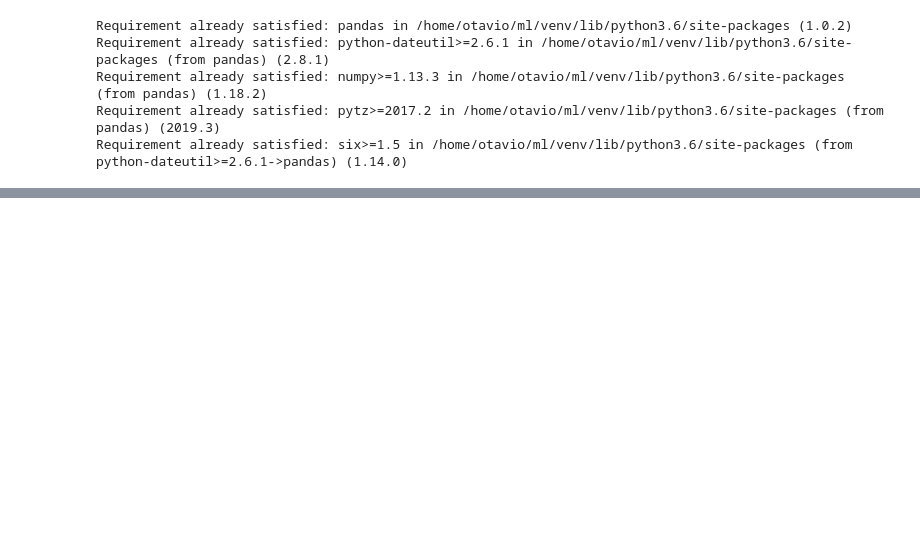
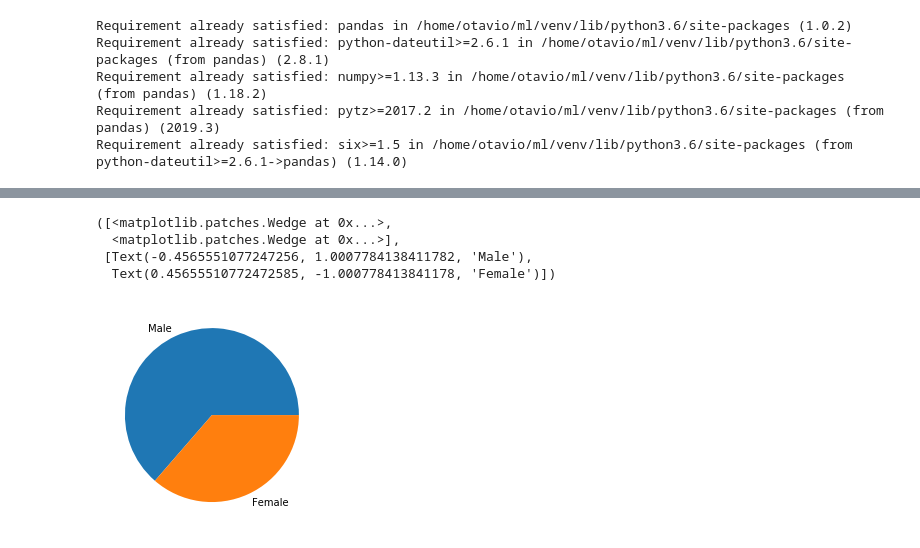
Before and after one commit to otaviobertucini/Machine-Learning-Algorithms, a Jupyter notebook: files/titanic/main.ipynb, the cells around one changed output, grey strips where cells are left out. Saved outputs shown, nothing was run; the diff lists cells and outputs as text; code cells hidden in the pictures; blank space fills up the shorter version.

```diff
--- a/files/titanic/main.ipynb
+++ b/files/titanic/main.ipynb
@@ -21,0 +91,9 @@ data.head()
+# %%
+fig1, ax1 = plt.subplots()
+ax1.pie([data['Sex'].value_counts()['male'], data['Sex'].value_counts()['female']], labels=['Male', 'Female'])
+# %% [output]
+([<matplotlib.patches.Wedge at 0x...>,
+  <matplotlib.patches.Wedge at 0x...>],
+ [Text(-0.4565551077247256, 1.0007784138411782, 'Male'),
+  Text(0.45655510772472585, -1.000778413841178, 'Female')])
+[figure, added]
```
Also changed, not shown: parts of 7 cells of this notebook.
